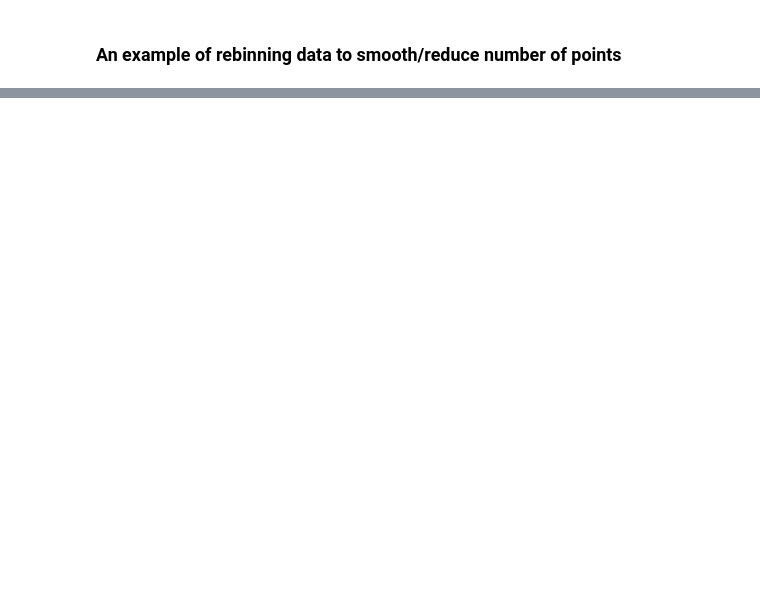
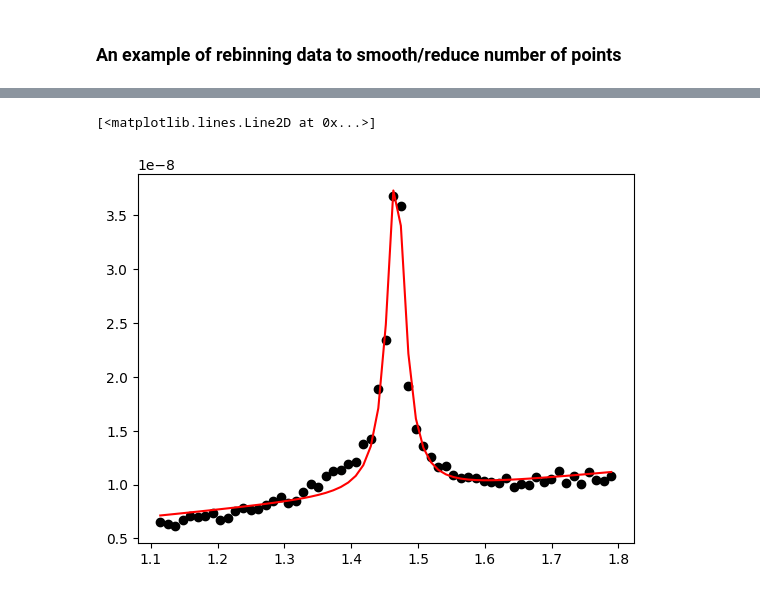
Before and after one commit to chelberserker/GID_ID10, a Jupyter notebook: GID_ls3582.ipynb, the cells around one changed output, grey strips where cells are left out. Drawn from its saved outputs; the diff is of its cells as text; code cells hidden in the pictures; blank space fills up the shorter version.

```diff
--- a/GID_ls3582.ipynb
+++ b/GID_ls3582.ipynb
@@ -65,0 +66,8 @@ plt.plot(new_qz, new_qz_cut, 'o', alpha=0.8)
+# %%
+popt, pcov, fit_func, x_fit, y_fit = gid.fit_profile(*gid.get_qxy_cut(0, 0.3), 'voigt')
+# %%
+plt.plot(x_fit, y_fit, 'ok')
+plt.plot(x_fit, fit_func(x_fit, *popt), 'r-')
+# %% [output]
+[<matplotlib.lines.Line2D at 0x...>]
+[figure, added]
```
Also changed, not shown: parts of 4 cells of this notebook.
